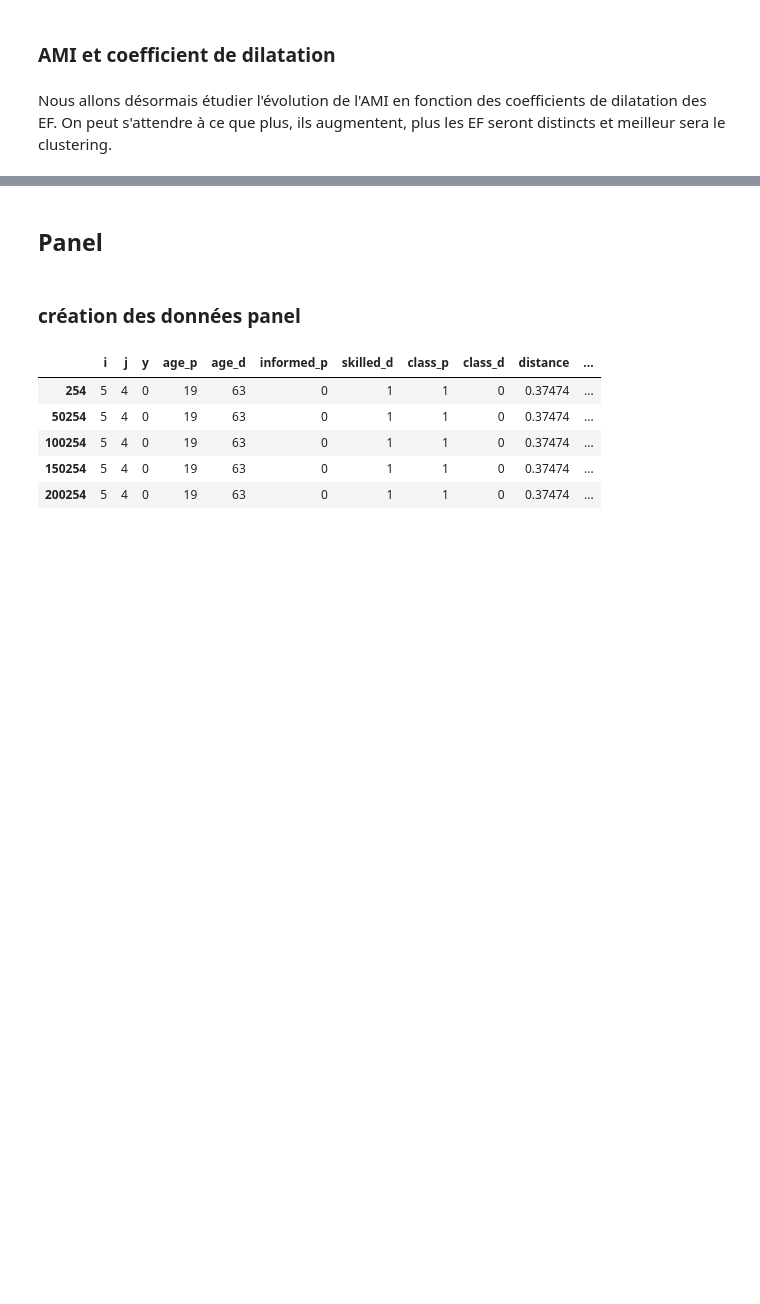
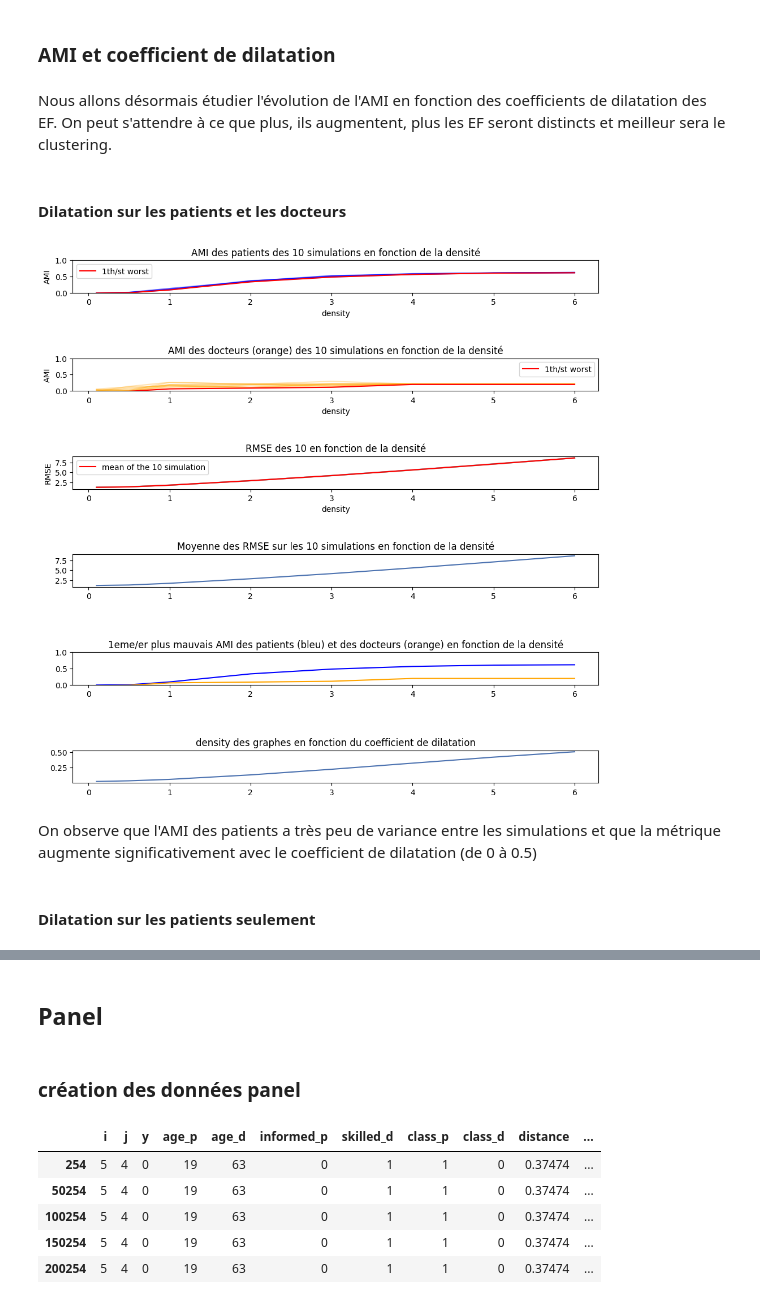
Before and after one commit to lecueguillaume/G4H_AKM_RS_NRS, a Jupyter notebook: Clustering_AKM_MF_1D.ipynb, the cells around one changed output, grey strips where cells are left out. Saved outputs shown, nothing was run; the diff lists cells and outputs as text; code cells hidden in the pictures; blank space fills up the shorter version.

```diff
--- a/Clustering_AKM_MF_1D.ipynb
+++ b/Clustering_AKM_MF_1D.ipynb
@@ -446,5 +447,24 @@ with open('matrix_simulation_ami.npy', 'rb') as f:
 ### AMI et coefficient de dilatation
 # %% [markdown]
 Nous allons désormais étudier l'évolution de l'AMI en fonction des coefficients de dilatation des EF. On peut s'attendre à ce que plus, ils augmentent, plus les EF seront distincts et meilleur sera le clustering.
+# %% [markdown]
+#### Dilatation sur les patients et les docteurs
+# %%
+matrix_sim_dila = density_ami_rmse_simulation.simulation_ami_dilatation(n=10, sim_dilatation_array = [0.1, 0.5, 1, 2, 3, 4, 5, 6], sim_beta_distance_array = np.ones(8)*(-25), nb_epochs=200)
+with open('matrix_simulation_dilatation.npy', 'wb') as f:
+    np.save(f, matrix_sim_dila)
+# %%
+with open('matrix_simulation_dilatation.npy', 'rb') as f:
+    matrix_simulation_dilatation = np.load(f)
 # %%
-density_ami_rmse_simulation.simulation_ami_dilatation(n=100,sim_dilatation_array = [0.1, 0.5, 1, 2, 3, 4, 5, 6], nb_epochs=200)
+density_ami_rmse_simulation.plot_hist_simulation_dilatation_ami(matrix_simulation_dilatation,
+                                                                dilatation_array=[0.1, 0.5, 1, 2, 3, 4, 5, 6],
+                                                                n=10,
+                                                                worst=1,
+                                                                )
+# %% [output]
+[figure, added]
+# %% [markdown]
+On observe que l'AMI des patients a très peu de variance entre les simulations et  que la métrique augmente significativement avec le coefficient de dilatation (de 0 à 0.5)
+# %% [markdown]
+#### Dilatation sur les patients seulement
```
Also changed, not shown: parts of 35 cells of this notebook, 1 other file.
